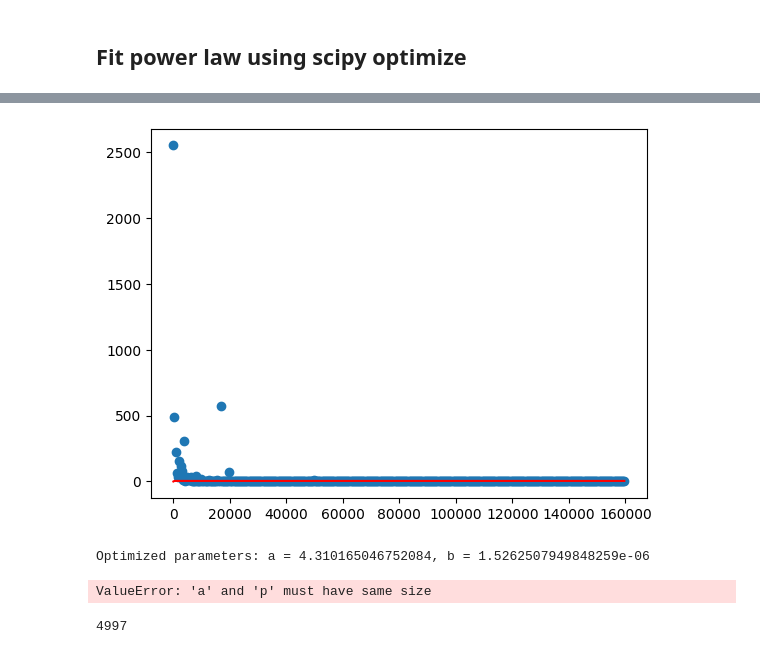
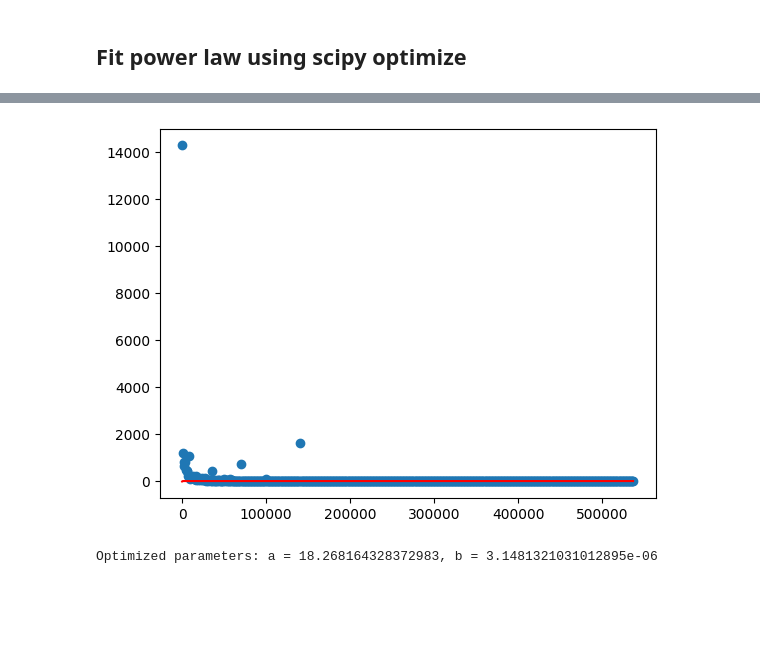
Before and after one commit to Bharatcs/rfi, a Jupyter notebook: Project/Mini_Stat_model.ipynb, the cells around one changed output, grey strips where cells are left out. Cells and saved outputs as stored; diff of their text form; code cells hidden in the pictures; blank space fills up the shorter version.

```diff
--- a/Project/Mini_Stat_model.ipynb
+++ b/Project/Mini_Stat_model.ipynb
@@ -75,7 +75,7 @@ plt.show()
 # Fitting PDF to Tx params
 # %%
 # read Tx params of selected 5k country
-fr_df=pd.read_csv('./database/Russia.csv')
+fr_df=pd.read_csv('./database/Norway.csv')
 fr_df=fr_df.dropna()
 lat=fr_df['Latitude in degrees'].to_numpy()
 lon=fr_df['Longitude in degrees'].to_numpy()
@@ -105,7 +105,7 @@ def FDrule(data):
 # %%
 # France shapefile was downloaded from https://gadm.org/download_country.html and rasterized using QGIS
 # Open the GeoTIFF file
-file_path = '/home/pratush/Desktop/Russia_raster.tif'
+file_path = '/home/pratush/Desktop/USA_shpraster.tif'
 src = rasterio.open(file_path)
 
 # Read the raster data as a numpy array
@@ -736,5 +734,5 @@ synth_power=distpow.generate(finval)
 # %% [markdown]
 ## Fit power law using scipy optimize
 # %%
-histpow, binspow = np.histogram(power, bins='auto')
+histpow, binspow = np.histogram(power, bins=600)
 # %%
@@ -747,30 +756,22 @@ plt.show()
 # %%
 def power_law(x, a, b):
     return a*(x**b)
 
 x_data = binspow[:-1]
 y_data = histpow
 
-popt, pcov = curve_fit(power_law, x_data, y_data)
+popt, pcov = curve_fit(power_law, x_data, (y_data))
 
 a_fit, b_fit = popt
 
 # Plotting
 plt.scatter(x_data, y_data)
 plt.plot(x_data, power_law(x_data, a_fit, b_fit), 'r-')
 
 # plt.xscale('log'),plt.yscale('log')
 plt.show()
 
 print(f"Optimized parameters: a = {a_fit}, b = {b_fit}")
 # %% [output]
-[figure, old version]
+[figure, new version]
-Optimized parameters: a = 4.310165046752084, b = 1.5262507949848259e-06
+Optimized parameters: a = 18.268164328372983, b = 3.1481321031012895e-06
-# %%
-np.random.choice(lat_128,1000,p=pdf_normalized*pdf_normalized1)
-# %% [output]
-ValueError: 'a' and 'p' must have same size
-# %%
-lat_128.size
-# %% [output]
-4997
```
Also changed, not shown: parts of 39 cells of this notebook, 4 other files.
